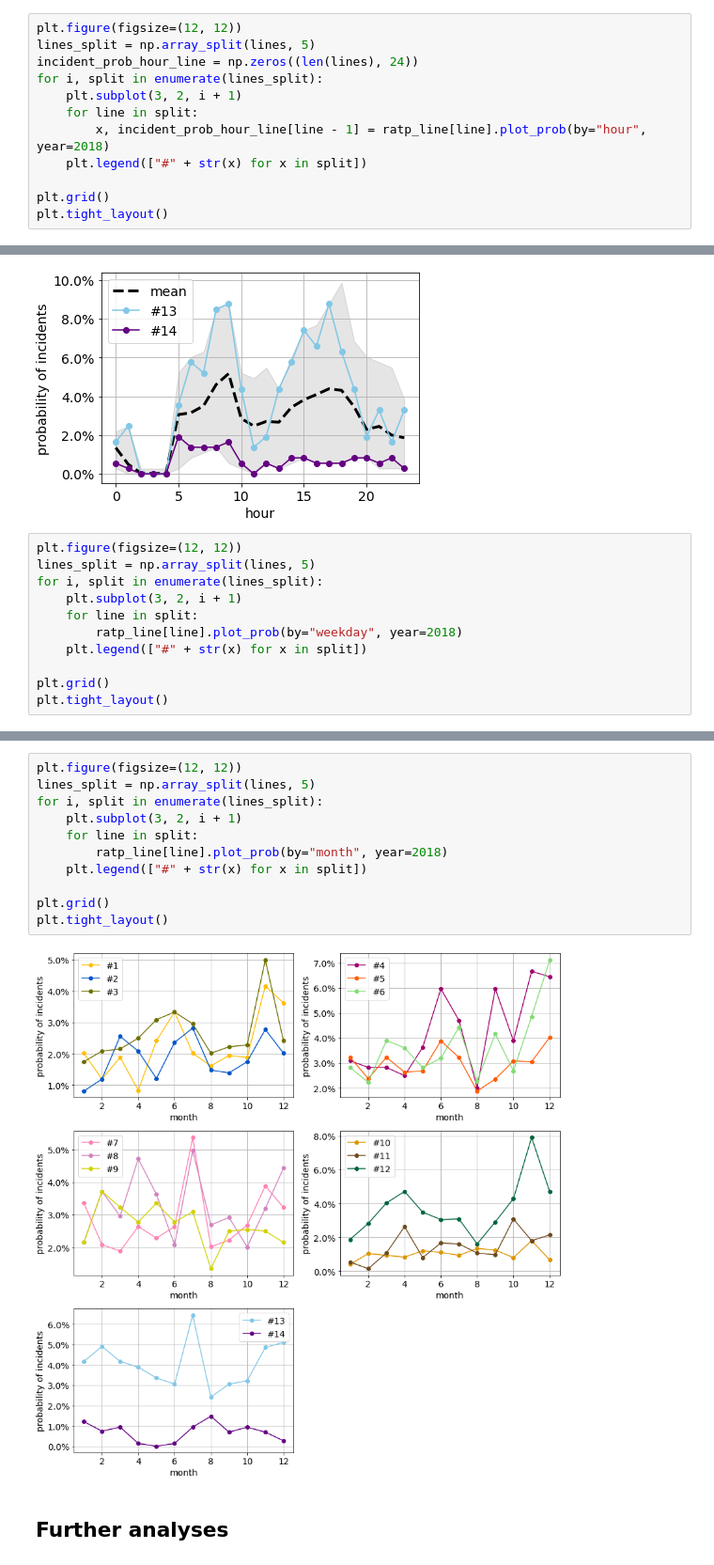
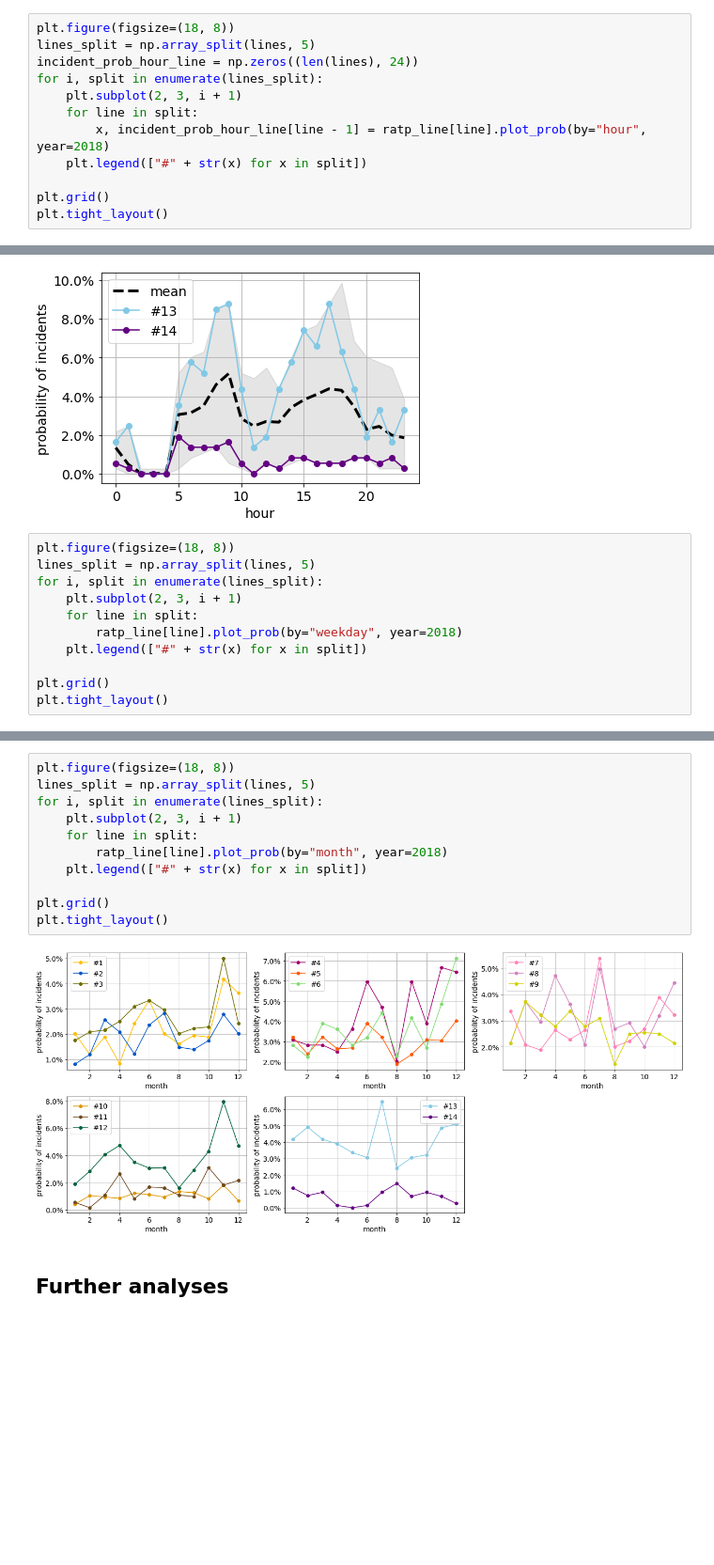
Before and after one commit to tianyikillua/ratpmetro, a Jupyter notebook: ratp-metro-incident.ipynb, the cells around one changed output, grey strips where cells are left out. Shown at 94% size. Drawn from its saved outputs; the diff is of its cells as text; blank space fills up the shorter version.

```diff
--- a/ratp-metro-incident.ipynb
+++ b/ratp-metro-incident.ipynb
@@ -558,9 +556,9 @@ plt.tight_layout()
 # %%
-plt.figure(figsize=(12, 12))
+plt.figure(figsize=(18, 8))
 lines_split = np.array_split(lines, 5)
 incident_prob_hour_line = np.zeros((len(lines), 24))
 for i, split in enumerate(lines_split):
-    plt.subplot(3, 2, i + 1)
+    plt.subplot(2, 3, i + 1)
     for line in split:
         x, incident_prob_hour_line[line - 1] = ratp_line[line].plot_prob(by="hour", year=2018)
     plt.legend(["#" + str(x) for x in split])
@@ -586,10 +586,10 @@ plt.tight_layout()
 # %% [output]
 [figure]
 # %%
-plt.figure(figsize=(12, 12))
+plt.figure(figsize=(18, 8))
 lines_split = np.array_split(lines, 5)
 for i, split in enumerate(lines_split):
-    plt.subplot(3, 2, i + 1)
+    plt.subplot(2, 3, i + 1)
     for line in split:
         ratp_line[line].plot_prob(by="weekday", year=2018)
     plt.legend(["#" + str(x) for x in split])
@@ -601,16 +601,16 @@ plt.tight_layout()
 # %%
-plt.figure(figsize=(12, 12))
+plt.figure(figsize=(18, 8))
 lines_split = np.array_split(lines, 5)
 for i, split in enumerate(lines_split):
-    plt.subplot(3, 2, i + 1)
+    plt.subplot(2, 3, i + 1)
     for line in split:
         ratp_line[line].plot_prob(by="month", year=2018)
     plt.legend(["#" + str(x) for x in split])
 
 plt.grid()
 plt.tight_layout()
 # %% [output]
-[figure, old version]
+[figure, new version]
 # %% [markdown]
 ## Further analyses
 # %% [markdown]
```
Also changed, not shown: parts of 10 cells of this notebook, 1 other file.
